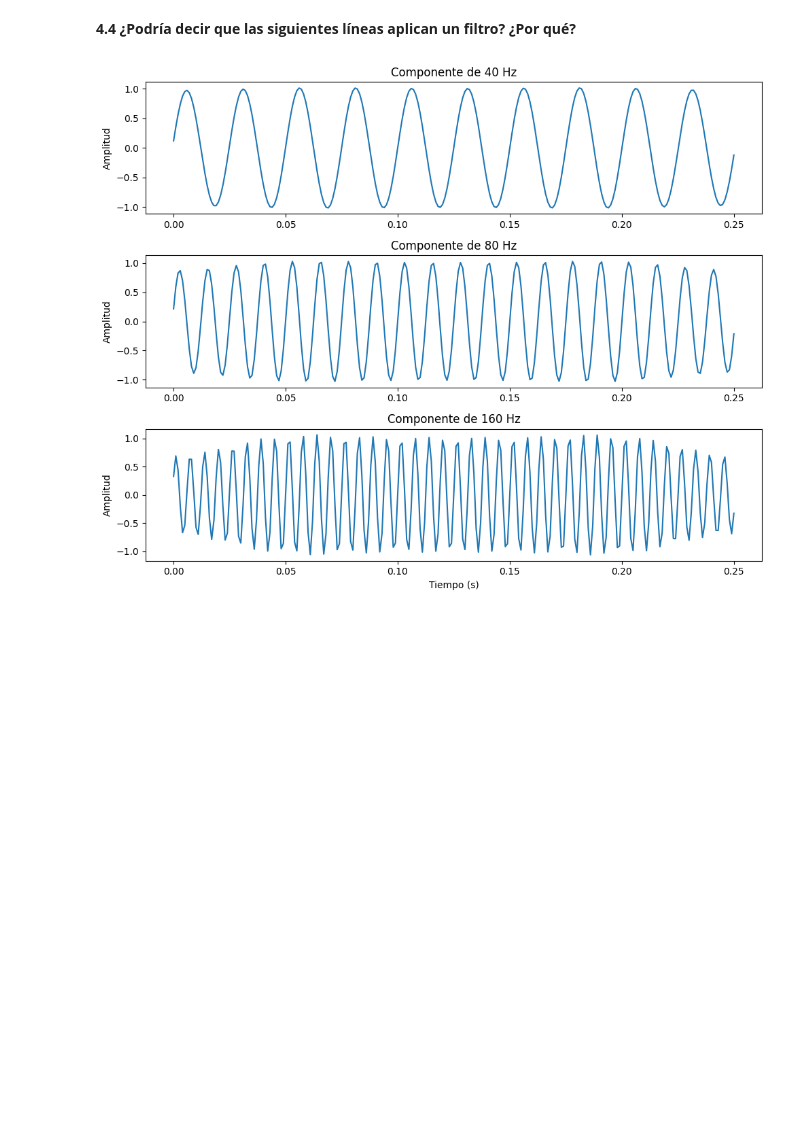
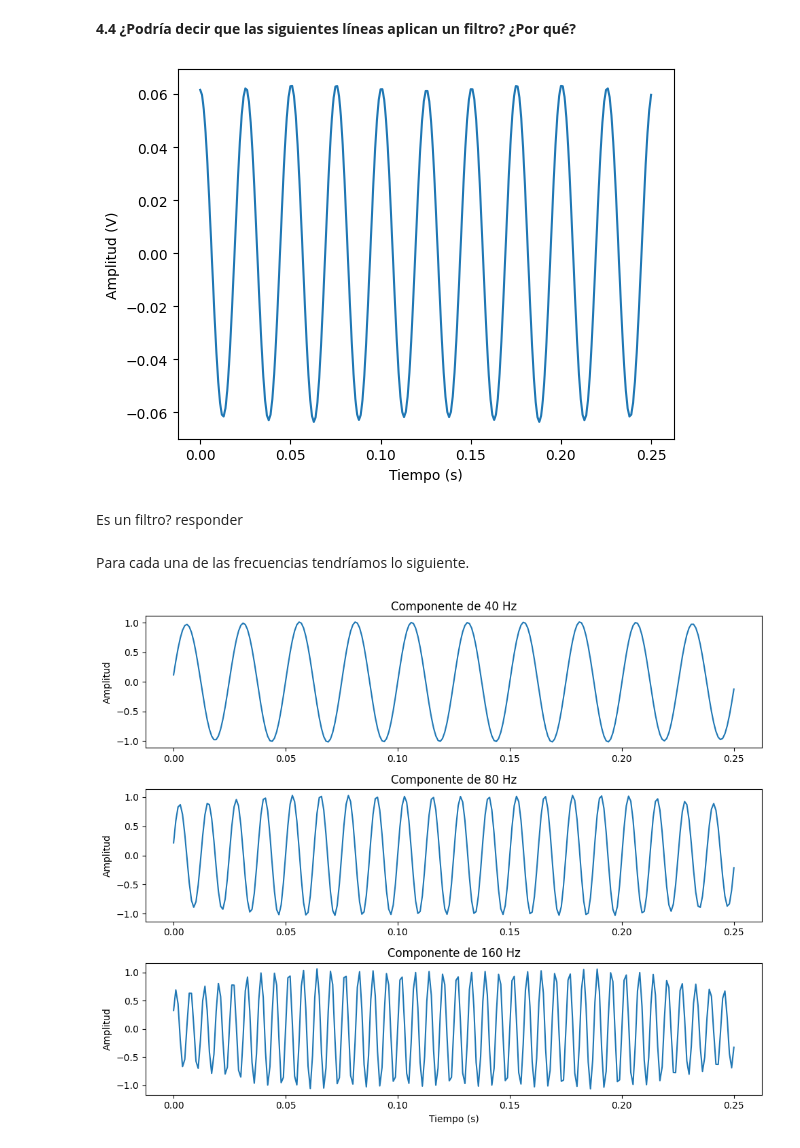
Before and after one commit to saramezap/Practica5, a Jupyter notebook: Practica5.ipynb, the cells around one changed output. Saved outputs shown, nothing was run; the diff lists cells and outputs as text; code cells hidden in the pictures; blank space fills up the shorter version.

```diff
--- a/Practica5.ipynb
+++ b/Practica5.ipynb
@@ -274,6 +274,22 @@ print(f"Error máximo: {np.max(np.abs(x - x_reconstruida.real)):.2e}")
 Error máximo: 2.89e-15
 # %% [markdown]
 **4.4	¿Podría decir que las siguientes líneas aplican un filtro? ¿Por qué?**
+# %%
+F1 = np.fft.fft(x); #calcula el espectro de la señal (DFT)
+F2 = np.zeros((len(F1))); #Crea un espectro vacío con puros ceros
+F2[9:13] = F1[9:13]; # esta delimitandose a una banda de frecuencias en especifico de ambas señales
+xr = np.fft.ifft(F2); #se le aplica la tranformada inversa de Fourier
+fig = plt.figure()
+ax = fig.add_subplot(111)
+ax.plot(t, np.real(xr))
+ax.set(xlabel='Tiempo (s)', ylabel='Amplitud (V)');
+plt.show()
+# %% [output]
+[figure, added]
+# %% [markdown]
+Es un filtro? responder
+# %% [markdown]
+Para cada una de las frecuencias tendríamos lo siguiente.
 # %%
 
 # FFT de la señal
```
Also changed, not shown: parts of 1 cell of this notebook.
